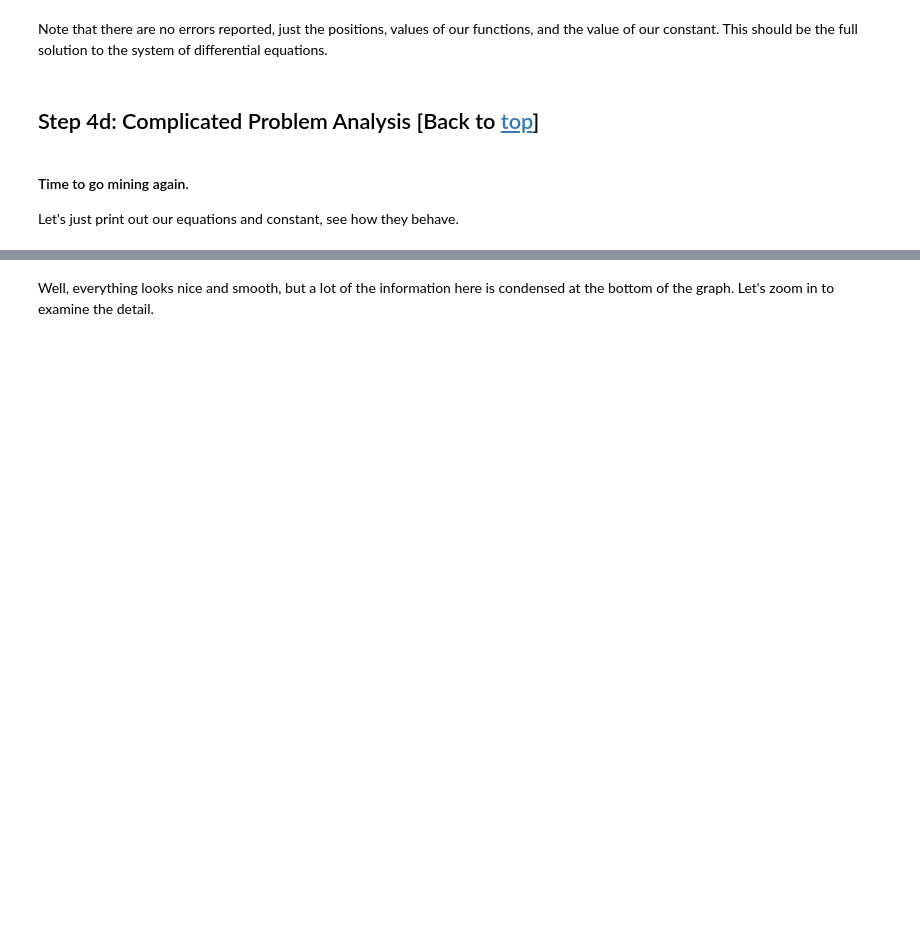
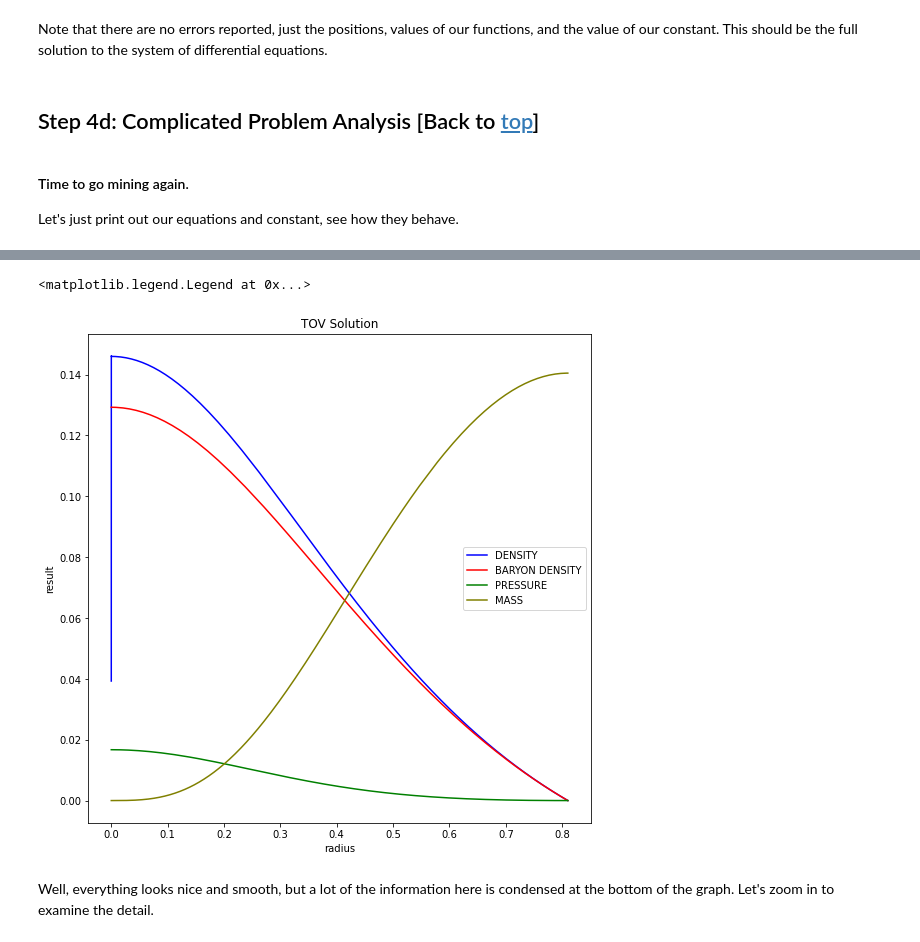
Before and after one commit to GMBlackjack/ODESolver, a Jupyter notebook: NRPy+_OdieGM_Tutorial-(CopyForMessingWith).ipynb, the cells around one changed output, grey strips where cells are left out. Cells and saved outputs as stored; diff of their text form; code cells hidden in the pictures; blank space fills up the shorter version.

```diff
--- a/NRPy+_OdieGM_Tutorial-(CopyForMessingWith).ipynb
+++ b/NRPy+_OdieGM_Tutorial-(CopyForMessingWith).ipynb
@@ -3555,3 +3556,47 @@ FileNotFoundError: [Errno 2] No such file or directory: 'oCData.txt'
+# %%
+# plotting code adapated from NRPy "Solving the Scalar Wave Equation"
+import matplotlib.pyplot as plt
+
+positionList = []
+calculatedList0 = []
+calculatedList1 = []
+calculatedList2 = []
+calculatedList3 = []
+calculatedList4 = []
+
+# Csv file interface from https://www.dataquest.io/blog/read-file-python/
+import csv
+import sys
+# https://stackoverflow.com/questions/2753254/how-to-open-a-file-in-the-parent-directory-in-python-in-appengine
+# to make sure we get the right file.
+with open(sys.path[0] + '/eeeData.txt') as f:
+    reader = csv.reader(f, delimiter=' ')
+    for row in reader:
+        positionList.append(float(row[0]))
+        calculatedList0.append(float(row[1]))
+        calculatedList1.append(float(row[2]))
+        calculatedList2.append(float(row[3]))
+        calculatedList3.append(float(row[4]))
+
+fig, ax = plt.subplots()
+ax.set_xlabel('radius')
+ax.set_ylabel('result')
+ax.set_title('TOV Solution')
+
+R_Schw    = apositionList[-1]
+
+ax.plot(positionList, np.array(calculatedList0)*(1.0/R_Schw), color='b', label="DENSITY")
+ax.plot(positionList, np.array(calculatedList1)*(1.0/R_Schw), color='r', label="BARYON DENSITY")
+ax.plot(positionList, np.array(calculatedList2)*(1.0/R_Schw), color='g', label="PRESSURE")
+ax.plot(positionList, np.array(calculatedList3)*(1.0/R_Schw), color='olive', label="MASS")
+
+# plt.ylim(0.0,0.15)
+# plt.xlim(0.0,1)
+fig.set_size_inches(9,9)
+ax.legend()
+# %% [output]
+<matplotlib.legend.Legend at 0x...>
+[figure, added]
 # %% [markdown]
 Well, everything looks nice and smooth, but a lot of the information here is condensed at the bottom of the graph. Let's zoom in to examine the detail.
 # %%
```
Also changed, not shown: parts of 28 cells of this notebook, 1 other file.
